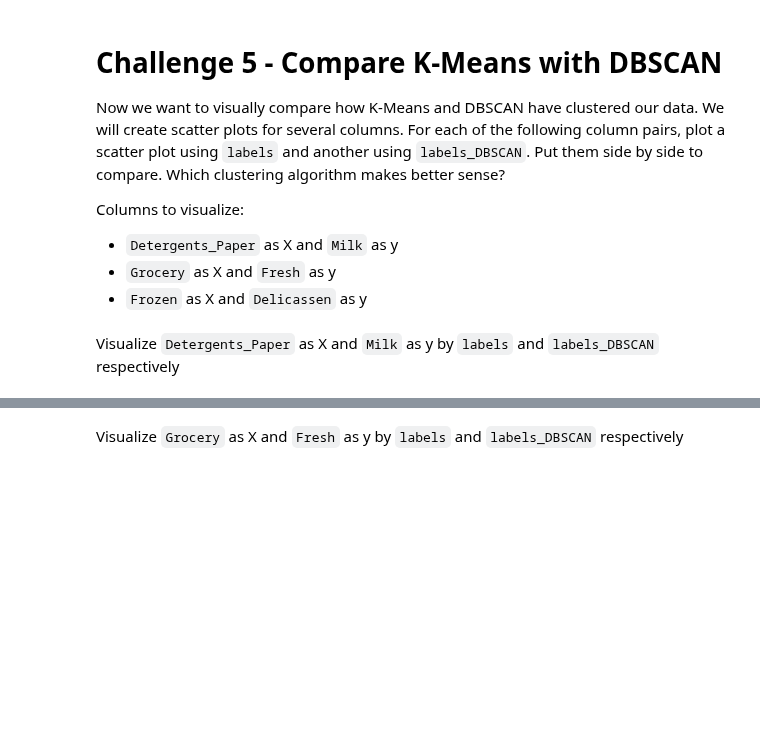
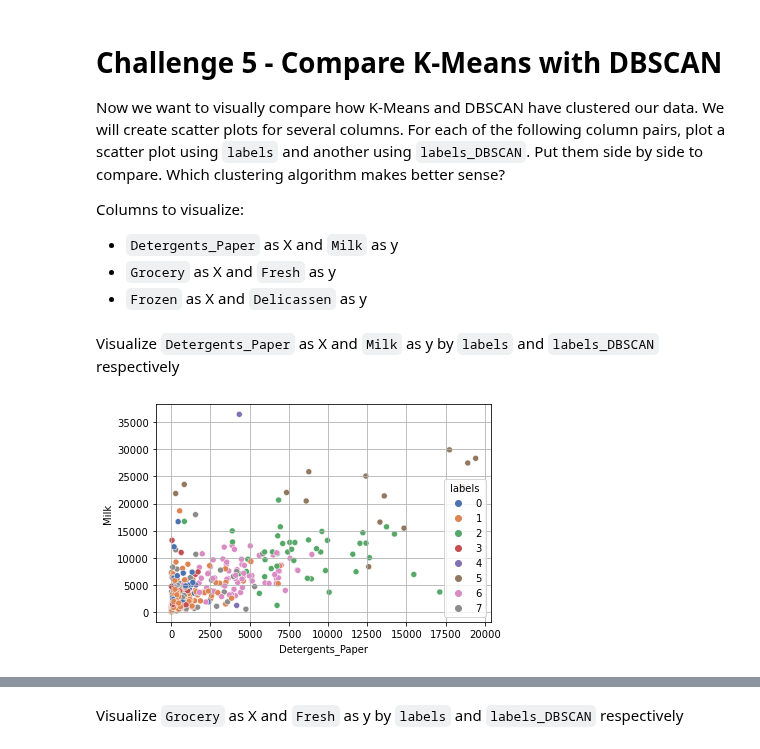
Before and after one commit to ironhack-datalabs/datamad1020, a Jupyter notebook: module-3/lab-unsupervised-learning/your-code/main.ipynb, the cells around one changed output, grey strips where cells are left out. Saved outputs shown, nothing was run; the diff lists cells and outputs as text; code cells hidden in the pictures; blank space fills up the shorter version.

```diff
--- a/module-3/lab-unsupervised-learning/your-code/main.ipynb
+++ b/module-3/lab-unsupervised-learning/your-code/main.ipynb
@@ -143,14 +143,17 @@ sns.pairplot(customers);
 # %% [output]
 [figure]
 # %%
-# Outliers 60_000 for fresh, 40000 for the rest
-print("With outliers: ",customers.shape[0])
-cust_noout=customers[customers["Fresh"] < 60000]
+# Outliers 60_000 for fresh, 40000 for the rest did poor job with DBSCAN
+# Outliers 50_000 for fresh, 20000 for the rest did poor job with DBSCAN
+print("With outliers: ",customers2.shape[0])
+customers2=customers2[customers2["Fresh"] < 60000]
+customers=customers[customers["Fresh"] < 60000]
 cols = ["Milk","Grocery","Frozen","Delicassen"]
 for col in cols:
-    cust_noout = cust_noout[cust_noout[col] < 40000]
+    customers2 = customers2[customers2[col] < 40000]
+    customers = customers[customers[col] < 40000]
 
-print("Without outliers: ",cust_noout.shape[0])
+print("Without outliers: ",customers2.shape[0])
 # %% [output]
 With outliers:  440
 Without outliers:  429
@@ -167,8 +170,10 @@ Diverse value ranges in different features could cause issues in our clustering.
 # %%
 
 from sklearn.preprocessing import StandardScaler
+scale = StandardScaler()
+scale.fit(customers2)
 
-# Your code here:
+cust_scale = scale.transform(customers2)
 # %% [markdown]
 # Challenge 3 - Data Clustering with K-Means
 
@@ -178,3 +181,9 @@ Now let's cluster the data with K-Means first. Initiate the K-Means model, then
+# %%
+from sklearn.cluster import KMeans
+
+
+kmeans_cust = KMeans( random_state=0).fit(cust_scale)
+customers['labels']=kmeans_cust.labels_
 # %% [markdown]
 Count the values in `labels`.
 # %%
@@ -188,3 +206,9 @@ Now let's cluster the data using DBSCAN. Use `DBSCAN(eps=0.5)` to initiate the m
+# %%
+
+from sklearn.cluster import DBSCAN
+
+clustering_dbscan = DBSCAN(eps=0.5).fit(cust_scale)
+customers['labels_DBSCAN']=clustering_dbscan.labels_
 # %% [markdown]
 Count the values in `labels_DBSCAN`.
 # %%
@@ -205,0 +235,5 @@ Visualize `Detergents_Paper` as X and `Milk` as y by `labels` and `labels_DBSCAN
+# %%
+plt.grid()
+sns.scatterplot(customers["Detergents_Paper"],customers["Milk"], hue=customers["labels"], palette="deep");
+# %% [output]
+[figure, added]
```
Also changed, not shown: parts of 27 cells of this notebook.
